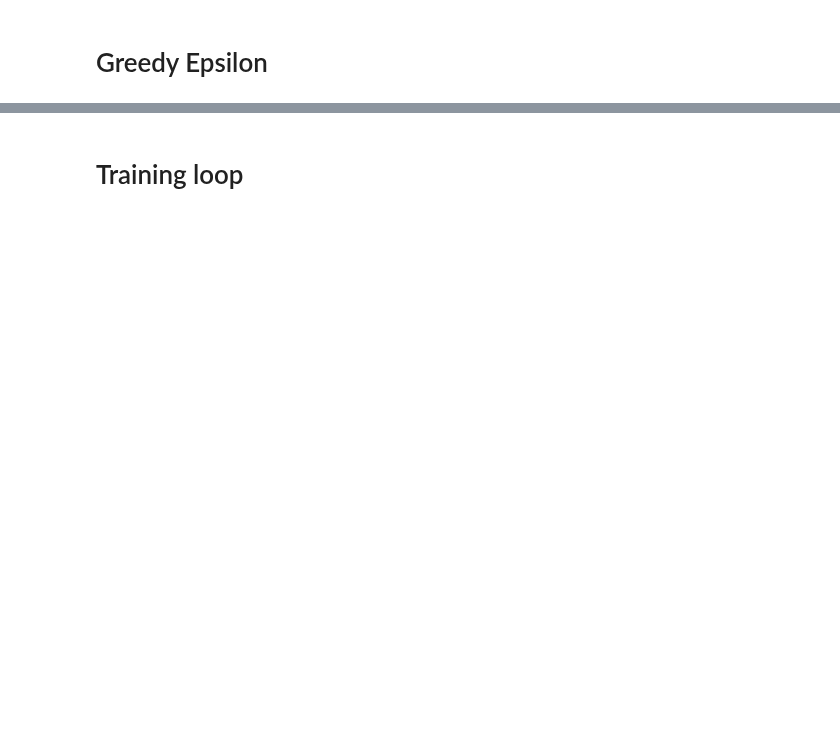
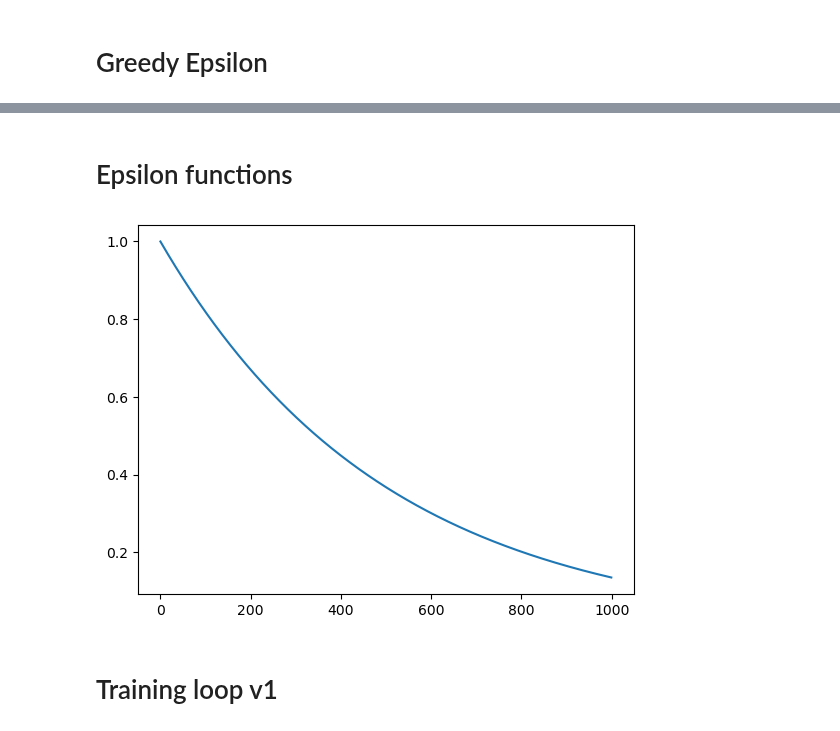
Before and after one commit to jameskn30/NLP_RNN, a Jupyter notebook: Reinforcement Learning/dqn/lunar.v5.ipynb, the cells around one changed output, grey strips where cells are left out. Drawn from its saved outputs; the diff is of its cells as text; code cells hidden in the pictures; blank space fills up the shorter version.

```diff
--- a/Reinforcement Learning/dqn/lunar.v5.ipynb
+++ b/Reinforcement Learning/dqn/lunar.v5.ipynb
@@ -193,2 +235,19 @@ explore =  1
+# %% [markdown]
+# Epsilon functions
+# %%
+
+def epsilon_linear_decay(min_ep, max_ep, decay_ep, epoch, training_epochs):
+    return max(min_ep, max_ep * (decay_ep ** epoch))
+
+def plot_epsilon_decay(min_ep, max_ep, decay_ep, training_epochs, epsilon_function):
+    eps = []
+    for e in range(training_epochs):
+        eps.append(epsilon_function(min_ep, max_ep, decay_ep, e, training_epochs))
+    sns.lineplot(y = eps, x = list(range(len(eps))))
+    plt.show()
+# %%
+plot_epsilon_decay(0.1, 1.0, 0.998, 1000, epsilon_linear_decay)
+# %% [output]
+[figure, added]
 # %% [markdown]
-# Training loop
+# Training loop v1
```
Also changed, not shown: parts of 16 cells of this notebook, 1 other file.
